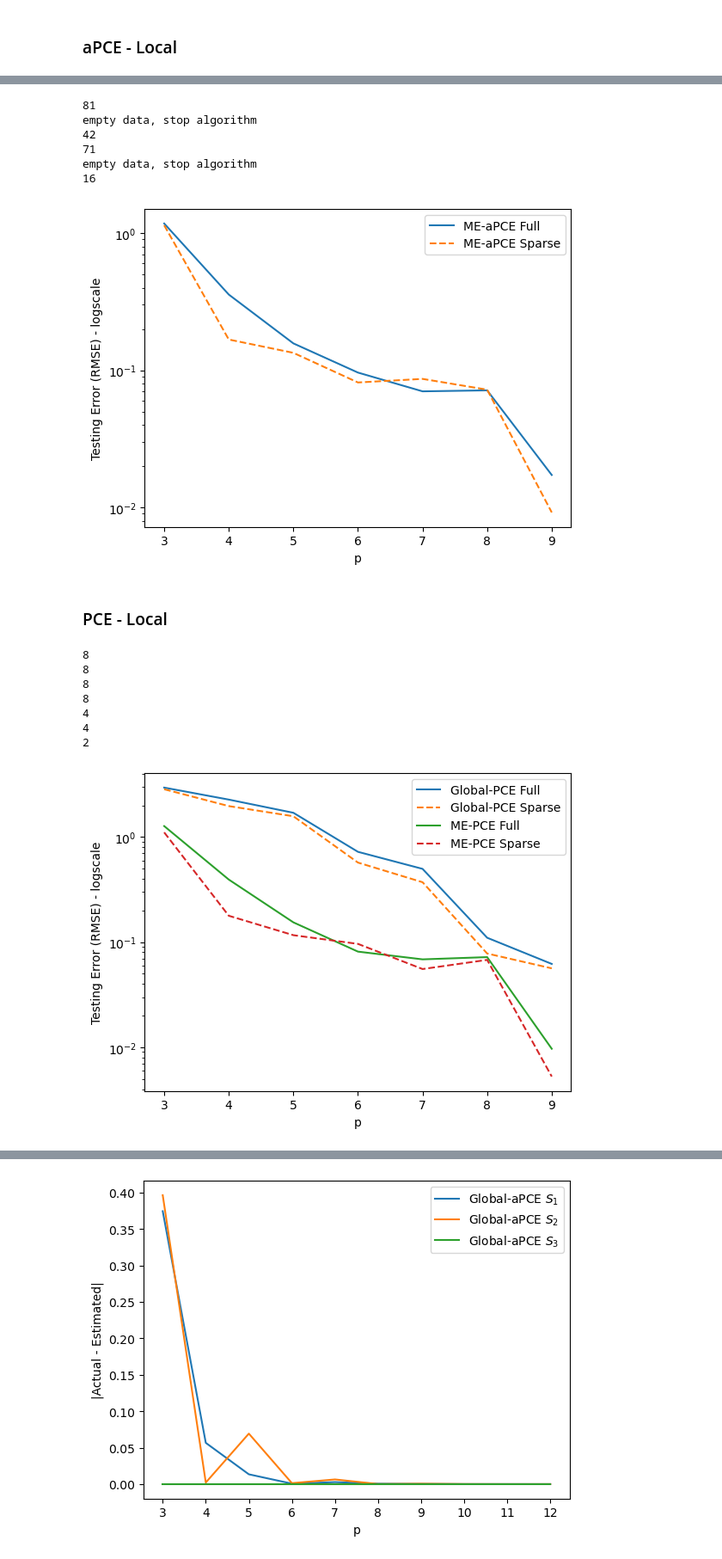
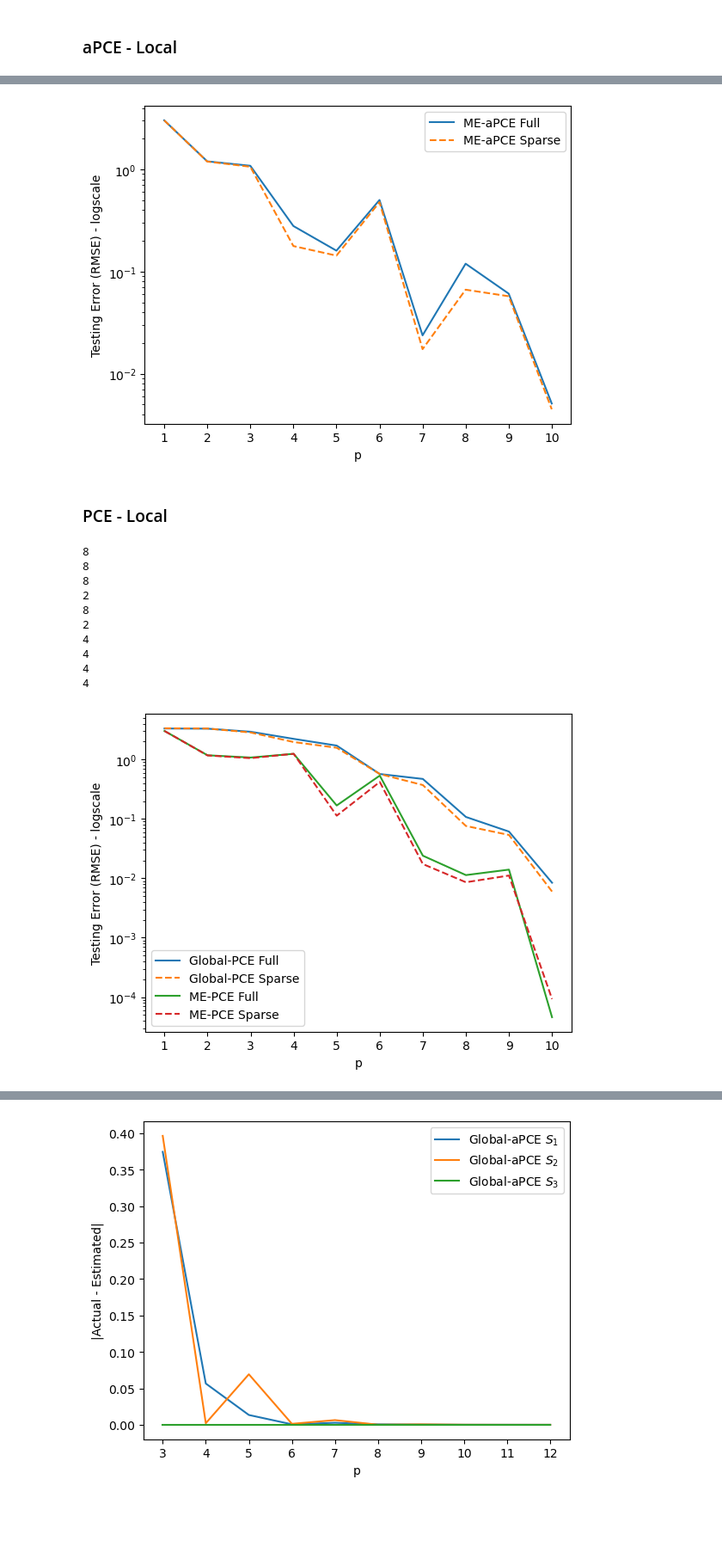
Before and after one commit to IsabelCoronaGuevara/CUDenver-Thesis, a Jupyter notebook: Results_SparseBayesianLearning.ipynb, the cells around one changed output, grey strips where cells are left out. Shown at 86% size. Drawn from its saved outputs; the diff is of its cells as text; code cells hidden in the pictures; blank space fills up the shorter version.

```diff
--- a/Results_SparseBayesianLearning.ipynb
+++ b/Results_SparseBayesianLearning.ipynb
@@ -328,7 +315,7 @@ A0_AFVB_Global_PCE, B0_AFVB_Global_PCE, C0_AFVB_Global_PCE, D0_AFVB_Global_PCE =
 # %%
 B_init = [[-np.pi, np.pi], [-np.pi, np.pi], [-np.pi, np.pi]]
 # %%
-p = list(range(3,13))
+p = list(range(1,15))
 
 Error_AFVB_Global_PCE_Full = []
 Error_AFVB_Global_PCE_Sparse = []
@@ -345,6 +332,8 @@ for i in range(len(p)):
     Ishigami_AFVB_Global_PCE_model = AFVB_PCE('PCE_Legendre', d = 3, p = p[i], domain = np.array(B_init), aPCE_model = None, P = None, A_0 = A0_AFVB_Global_PCE[i], B_0 = B0_AFVB_Global_PCE[i], C_0 = C0_AFVB_Global_PCE[i], D_0 = D0_AFVB_Global_PCE[i])
     Ishigami_AFVB_Global_PCE_model.fit(X_train, Y_train)
 
+    print(Ishigami_AFVB_Global_PCE_model.n_star)
+
     mean_sparse_pce.append(Ishigami_AFVB_Global_PCE_model.a_hat[0])
     V_sparse_pce.append(sa.sobol_PCE(p[i], Ishigami_AFVB_Global_PCE_model.a_hat, Ishigami_AFVB_Global_PCE_model.active_cols)[1])
     Si_sparse_pce.append(sa.sobol_PCE(p[i], Ishigami_AFVB_Global_PCE_model.a_hat, Ishigami_AFVB_Global_PCE_model.active_cols)[0]['1st Order'])
@@ -398,15 +395,15 @@ alpha_AFVB_ME_aPCE, A0_AFVB_ME_aPCE, B0_AFVB_ME_aPCE, C0_AFVB_ME_aPCE, D0_AFVB_M
 # %%
-p = list(range(3,10))
+p = list(range(1,11))
 
 Error_AFVB_ME_aPCE_Full = []
 Error_AFVB_ME_aPCE_Sparse = []
 
 for i in range(len(p)):
 
-    temp = ME_PCE('aPCE', 3, p[i], [B_init], tf.ishigami, AFVB_PCE, X_pol, False, theta1_AFVB_ME_aPCE[i], theta2_AFVB_ME_aPCE[i], alpha_AFVB_ME_aPCE[i], 2, None, A0_AFVB_ME_aPCE[i], B0_AFVB_ME_aPCE[i], C0_AFVB_ME_aPCE[i], D0_AFVB_ME_aPCE[i])
+    temp = ME_PCE('aPCE', 3, p[i], [B_init], tf.ishigami, AFVB_PCE, X_pol, False, theta1_AFVB_ME_aPCE[i], theta2_AFVB_ME_aPCE[i], alpha_AFVB_ME_aPCE[i], 20, None, A0_AFVB_ME_aPCE[i], B0_AFVB_ME_aPCE[i], C0_AFVB_ME_aPCE[i], D0_AFVB_ME_aPCE[i])
     temp.fit(X_train, Y_train)
 
-    temp2 = ME_PCE('aPCE', 3, p[i], [B_init], tf.ishigami, AFVB_PCE, X_pol, False, theta1_AFVB_ME_aPCE[i], theta2_AFVB_ME_aPCE[i], alpha_AFVB_ME_aPCE[i], 2, temp.B_split, A0_AFVB_ME_aPCE[i], B0_AFVB_ME_aPCE[i], C0_AFVB_ME_aPCE[i], D0_AFVB_ME_aPCE[i])
+    temp2 = ME_PCE('aPCE', 3, p[i], [B_init], tf.ishigami, AFVB_PCE, X_pol, False, theta1_AFVB_ME_aPCE[i], theta2_AFVB_ME_aPCE[i], alpha_AFVB_ME_aPCE[i], 20, temp.B_split, A0_AFVB_ME_aPCE[i], B0_AFVB_ME_aPCE[i], C0_AFVB_ME_aPCE[i], D0_AFVB_ME_aPCE[i])
     temp2.fit(X_train, Y_train)
 
     print(temp.B_split.shape[0])
@@ -424,41 +424,16 @@ for i in range(len(p)):
-# %%
-p = list(range(3,10))
-
-Error_AFVB_ME_aPCE_Full = []
-Error_AFVB_ME_aPCE_Sparse = []
-
-for i in range(len(p)):
-
-    temp = ME_PCE('aPCE', 3, p[i], [B_init], tf.ishigami, AFVB_PCE, X_pol, False, 0.001, 0.001, 1/2, 2, None, A0_AFVB_ME_aPCE[i], B0_AFVB_ME_aPCE[i], C0_AFVB_ME_aPCE[i], D0_AFVB_ME_aPCE[i])
-    temp.fit(X_train, Y_train)
-
-    temp2 = ME_PCE('aPCE', 3, p[i], [B_init], tf.ishigami, AFVB_PCE, X_pol, False, 0.001, 0.001, 1/2, 2, temp.B_split, A0_AFVB_ME_aPCE[i], B0_AFVB_ME_aPCE[i], C0_AFVB_ME_aPCE[i], D0_AFVB_ME_aPCE[i])
-    temp2.fit(X_train, Y_train)
-
-    print(temp.B_split.shape[0])
-
-    Error_AFVB_ME_aPCE_Full.append(np.sqrt(mean_squared_error(Y_test, temp.predict(X_test, sparse = False))))
-    Error_AFVB_ME_aPCE_Sparse.append(np.sqrt(mean_squared_error(Y_test, temp2.predict(X_test, sparse = True))))
-# %% [output]
-81
-empty data, stop algorithm
-42
-71
-empty data, stop algorithm
-16
 # %%
 # marker = 'o', '.', ',', 'x', '+', 'v', '^', '<', '>', 's', 'd'
-plt.plot(range(3,10), Error_AFVB_Global_aPCE_Full[:7], '-', label = 'Global-aPCE Full')
-plt.plot(range(3,10), Error_AFVB_Global_aPCE_Sparse[:7], '--', label = 'Global-aPCE Sparse')
-plt.plot(range(3,10), Error_AFVB_ME_aPCE_Full, '-', label = 'ME-aPCE Full')
-plt.plot(range(3,10), Error_AFVB_ME_aPCE_Sparse, '--', label = 'ME-aPCE Sparse')
-plt.xticks(range(3,10))
+#plt.plot(range(3,10), Error_AFVB_Global_aPCE_Full[:7], '-', label = 'Global-aPCE Full')
+#plt.plot(range(3,10), Error_AFVB_Global_aPCE_Sparse[:7], '--', label = 'Global-aPCE Sparse')
+plt.plot(p, Error_AFVB_ME_aPCE_Full, '-', label = 'ME-aPCE Full')
+plt.plot(p, Error_AFVB_ME_aPCE_Sparse, '--', label = 'ME-aPCE Sparse')
+plt.xticks(p)
 plt.yscale("log")
 plt.xlabel("p")
 plt.ylabel("Testing Error (RMSE) - logscale")
 plt.legend();
 # %% [output]
-[figure, old version]
+[figure, new version]
 # %% [markdown]
 ### PCE - Local
 # %%
@@ -469,15 +444,15 @@ alpha_AFVB_ME_PCE, A0_AFVB_ME_PCE, B0_AFVB_ME_PCE, C0_AFVB_ME_PCE, D0_AFVB_ME_PC
 # %%
-p = list(range(3,10))
+p = list(range(1,11))
 
 Error_AFVB_ME_PCE_Full = []
 Error_AFVB_ME_PCE_Sparse = []
 
 for i in range(len(p)):
 
-    temp = ME_PCE('PCE_Legendre', 3, p[i], [B_init], tf.ishigami, AFVB_PCE, X_pol, False, theta1_AFVB_ME_PCE[i], theta2_AFVB_ME_PCE[i], alpha_AFVB_ME_PCE[i], 25, None, A0_AFVB_ME_PCE[i], B0_AFVB_ME_PCE[i], C0_AFVB_ME_PCE[i], D0_AFVB_ME_PCE[i])
+    temp = ME_PCE('PCE_Legendre', 3, p[i], [B_init], tf.ishigami, AFVB_PCE, X_pol, False, theta1_AFVB_ME_PCE[i], theta2_AFVB_ME_PCE[i], alpha_AFVB_ME_PCE[i], 20, None, A0_AFVB_ME_PCE[i], B0_AFVB_ME_PCE[i], C0_AFVB_ME_PCE[i], D0_AFVB_ME_PCE[i])
     temp.fit(X_train, Y_train)
 
-    temp2 = ME_PCE('PCE_Legendre', 3, p[i], [B_init], tf.ishigami, AFVB_PCE, X_pol, False, theta1_AFVB_ME_PCE[i], theta2_AFVB_ME_PCE[i], alpha_AFVB_ME_PCE[i], 25, temp.B_split, A0_AFVB_ME_PCE[i], B0_AFVB_ME_PCE[i], C0_AFVB_ME_PCE[i], D0_AFVB_ME_PCE[i])
+    temp2 = ME_PCE('PCE_Legendre', 3, p[i], [B_init], tf.ishigami, AFVB_PCE, X_pol, False, theta1_AFVB_ME_PCE[i], theta2_AFVB_ME_PCE[i], alpha_AFVB_ME_PCE[i], 20, temp.B_split, A0_AFVB_ME_PCE[i], B0_AFVB_ME_PCE[i], C0_AFVB_ME_PCE[i], D0_AFVB_ME_PCE[i])
     temp2.fit(X_train, Y_train)
 
     print(temp.B_split.shape[0])
@@ -488,20 +463,23 @@ for i in range(len(p)):
 8
 8
 8
+2
 8
+2
 4
 4
-2
+4
+4
 # %%
 # marker = 'o', '.', ',', 'x', '+', 'v', '^', '<', '>', 's', 'd'
-plt.plot(range(3,10), Error_AFVB_Global_PCE_Full[:7], '-', label = 'Global-PCE Full')
-plt.plot(range(3,10), Error_AFVB_Global_PCE_Sparse[:7], '--', label = 'Global-PCE Sparse')
-plt.plot(range(3,10), Error_AFVB_ME_PCE_Full, '-', label = 'ME-PCE Full')
-plt.plot(range(3,10), Error_AFVB_ME_PCE_Sparse, '--', label = 'ME-PCE Sparse')
-plt.xticks(range(3,10))
+plt.plot(p, Error_AFVB_Global_PCE_Full[:10], '-', label = 'Global-PCE Full')
+plt.plot(p, Error_AFVB_Global_PCE_Sparse[:10], '--', label = 'Global-PCE Sparse')
+plt.plot(p, Error_AFVB_ME_PCE_Full, '-', label = 'ME-PCE Full')
+plt.plot(p, Error_AFVB_ME_PCE_Sparse, '--', label = 'ME-PCE Sparse')
+plt.xticks(p)
 plt.yscale("log")
 plt.xlabel("p")
 plt.ylabel("Testing Error (RMSE) - logscale")
 plt.legend();
 # %% [output]
-[figure, old version]
+[figure, new version]
```
Also changed, not shown: parts of 37 cells of this notebook.
